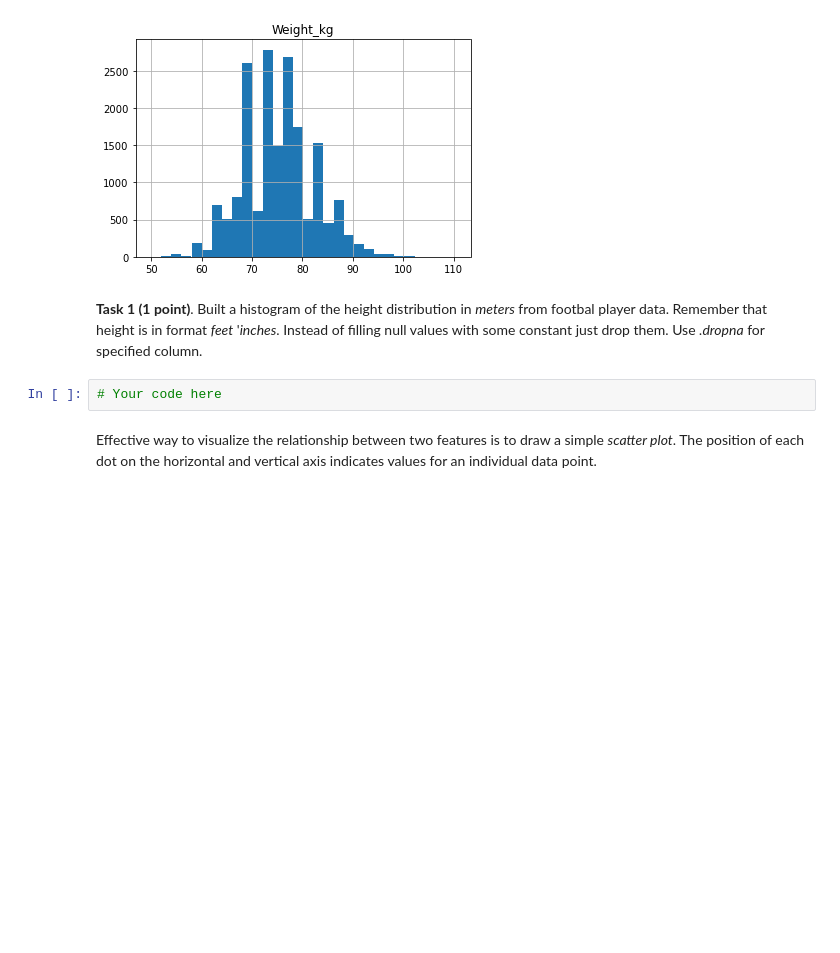
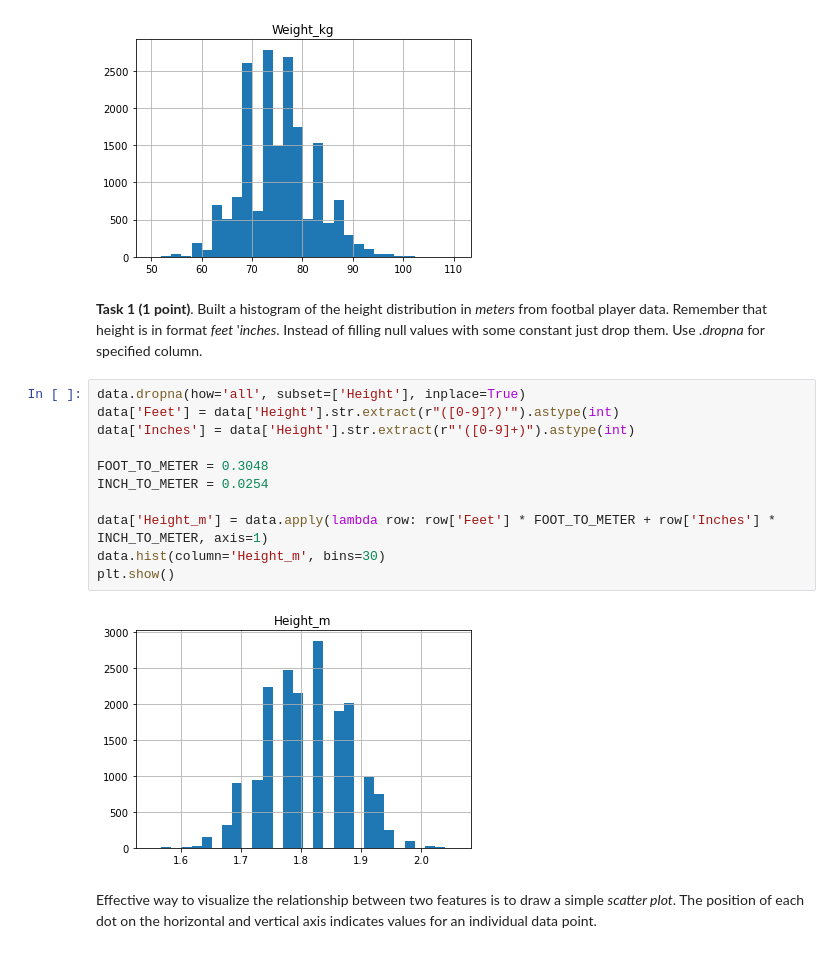
Before and after one commit to EugeneCh/eugenech-rs-ml-course, a Jupyter notebook: task2-linear-regression/task2-linear-regression.ipynb, the cells around one changed output. Drawn from its saved outputs; the diff is of its cells as text; blank space fills up the shorter version.

```diff
--- a/task2-linear-regression/task2-linear-regression.ipynb
+++ b/task2-linear-regression/task2-linear-regression.ipynb
@@ -98,8 +98,19 @@ plt.show()
 [figure]
 # %% [markdown]
 **Task 1 (1 point)**. Built a histogram of the height distribution in *meters* from footbal player data. Remember that height is in format *feet* '*inches*.  Instead of filling null values with some constant just drop them. Use *.dropna* for specified column.
-# %%
-# Your code here
+# %%
+data.dropna(how='all', subset=['Height'], inplace=True)
+data['Feet'] = data['Height'].str.extract(r"([0-9]?)'").astype(int)
+data['Inches'] = data['Height'].str.extract(r"'([0-9]+)").astype(int)
+
+FOOT_TO_METER = 0.3048
+INCH_TO_METER = 0.0254
+
+data['Height_m'] = data.apply(lambda row: row['Feet'] * FOOT_TO_METER + row['Inches'] * INCH_TO_METER, axis=1)
+data.hist(column='Height_m', bins=30)
+plt.show()
+# %% [output]
+[figure, added]
 # %% [markdown]
 Effective way to visualize the relationship between two features is to draw a simple _scatter plot_. The position of each dot on the horizontal and vertical axis indicates values for an individual data point.
 # %% [markdown]
```
Also changed, not shown: parts of 7 cells of this notebook.
